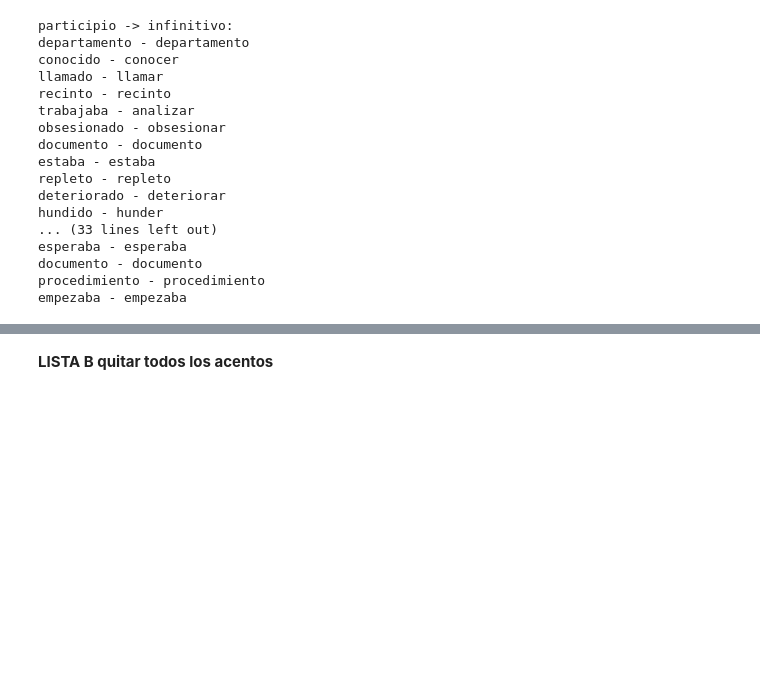
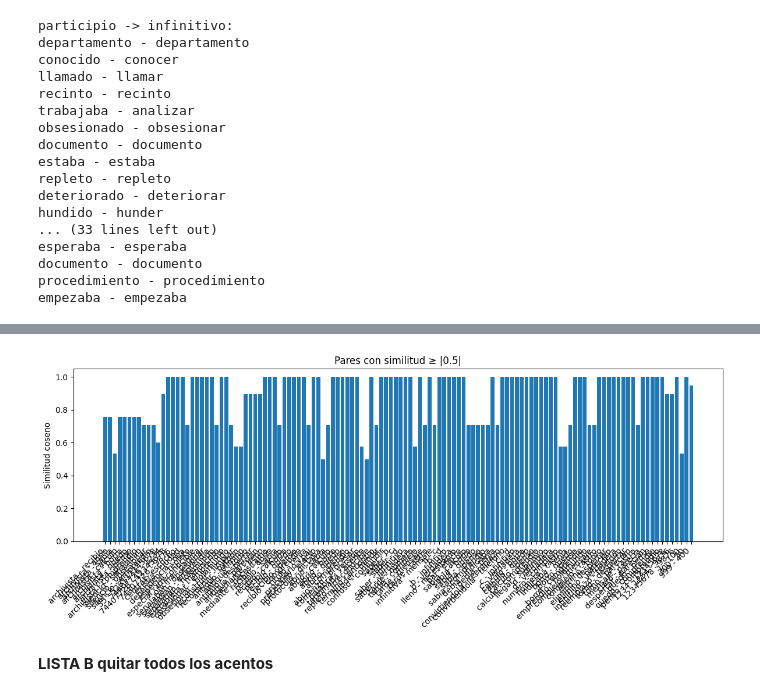
Before and after one commit to Gus-San11/NLP, a Jupyter notebook: P4.ipynb, the cells around one changed output, grey strips where cells are left out. Cells and saved outputs as stored; diff of their text form; code cells hidden in the pictures; blank space fills up the shorter version.

```diff
--- a/P4.ipynb
+++ b/P4.ipynb
@@ -231,3 +281,24 @@ def similitud_coseno(palabra1, palabra2, matriz_concurrencia, texto:str) -> floa
+# %%
+import matplotlib.pyplot as plt
+
+if pares_similares:
+    labels = []
+    for a, b, _ in pares_similares:
+        etiqueta = f"{a} - {b}"
+        labels.append(etiqueta)
+    values = []
+    for _, _, s in pares_similares:
+        values.append(s)
+
+    plt.figure(figsize=(12, 5))
+    plt.bar(labels, values)
+    plt.xticks(rotation=45, ha='right')
+    plt.ylabel("Similitud coseno")
+    plt.title(f"Pares con similitud ≥ |0.5|")
+    plt.tight_layout()
+    plt.show()
+# %% [output]
+[figure, added]
 # %% [markdown]
 **LISTA B quitar todos los acentos**
 # %%
```
Also changed, not shown: parts of 13 cells of this notebook.
